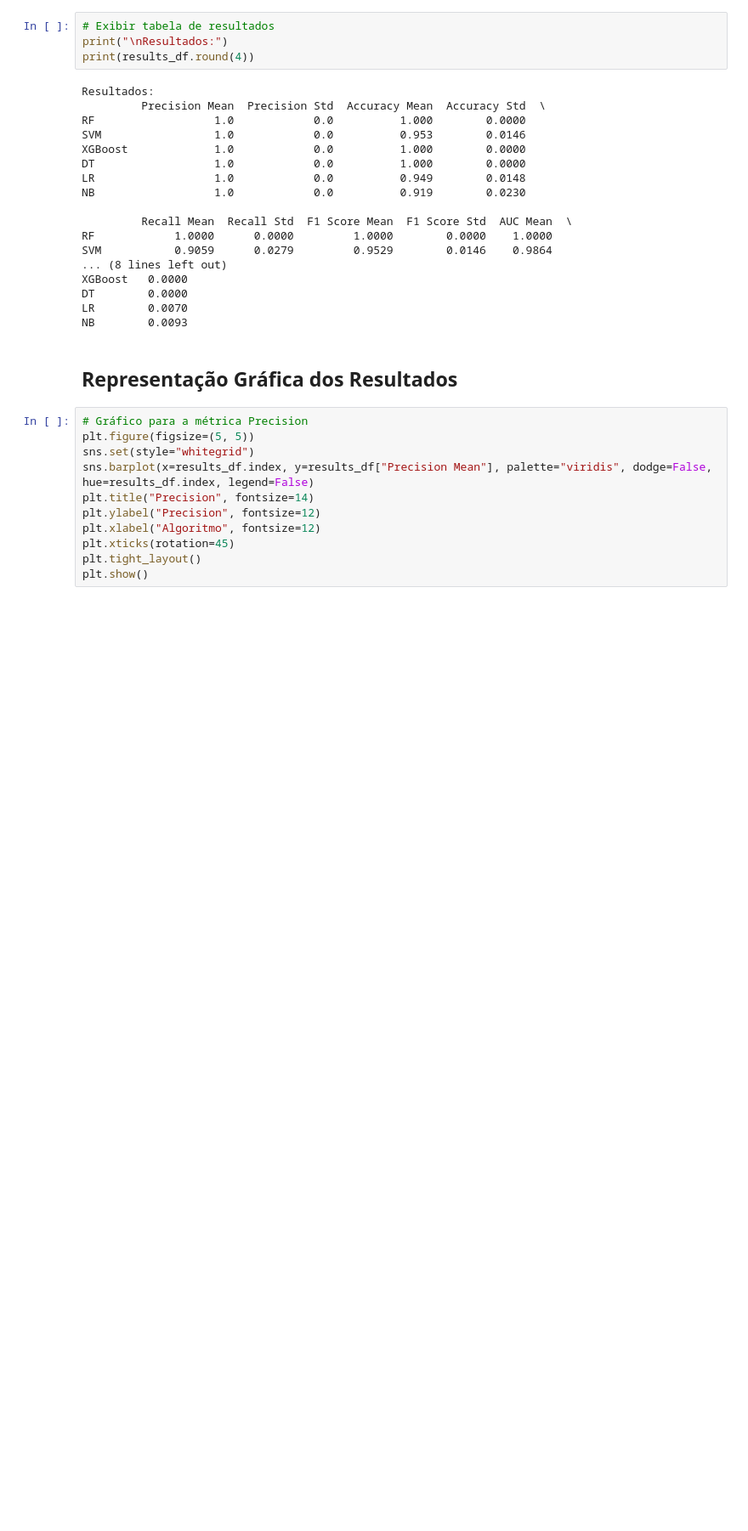
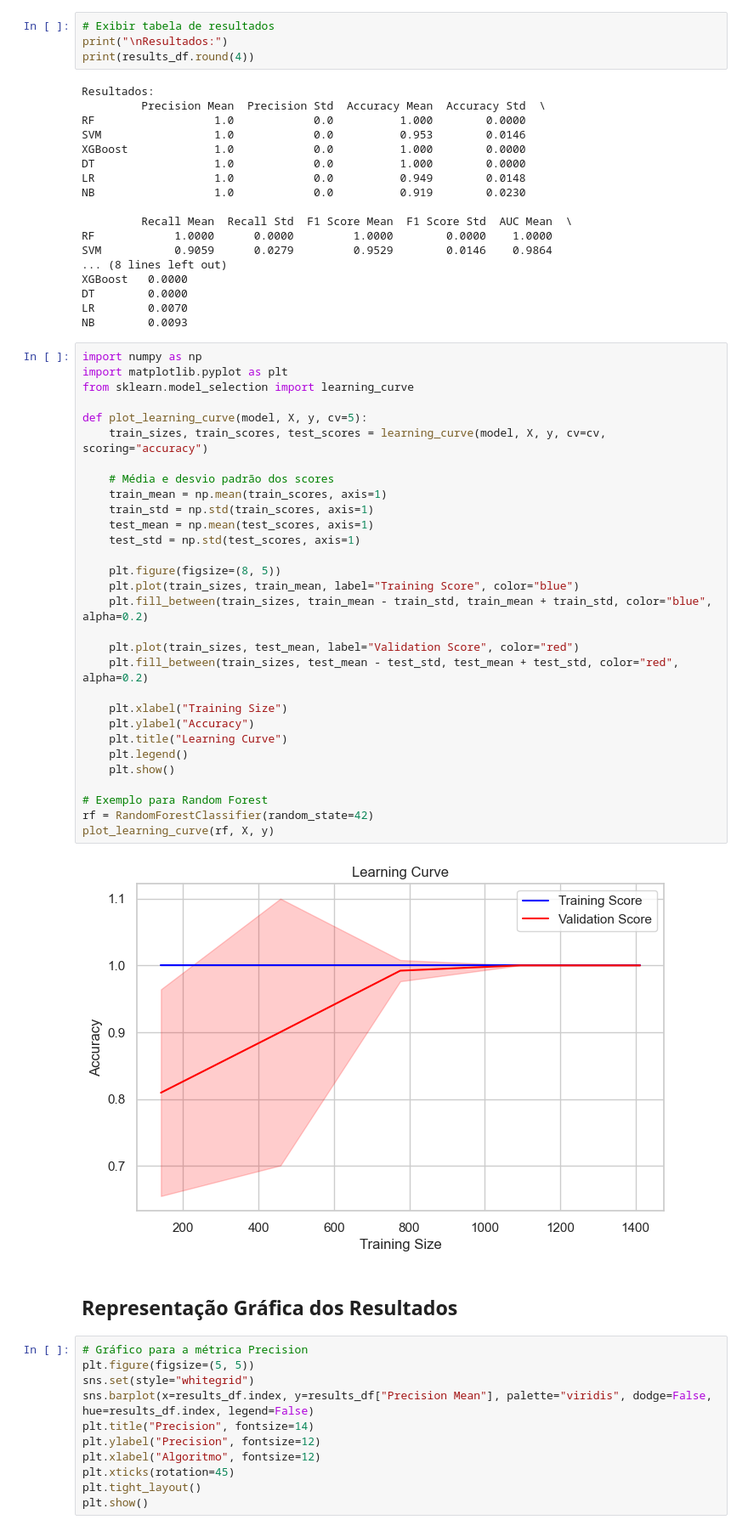
Before and after one commit to FranGoncal/ProjetoLEI, a Jupyter notebook: kaggle_only.ipynb, the cells around one changed output. Shown at 85% size. Cells and saved outputs as stored; diff of their text form; blank space fills up the shorter version.

```diff
--- a/kaggle_only.ipynb
+++ b/kaggle_only.ipynb
@@ -810,6 +811,38 @@ XGBoost   0.0000
 DT        0.0000
 LR        0.0070
 NB        0.0093
+# %%
+import numpy as np
+import matplotlib.pyplot as plt
+from sklearn.model_selection import learning_curve
+
+def plot_learning_curve(model, X, y, cv=5):
+    train_sizes, train_scores, test_scores = learning_curve(model, X, y, cv=cv, scoring="accuracy")
+
+    # Média e desvio padrão dos scores
+    train_mean = np.mean(train_scores, axis=1)
+    train_std = np.std(train_scores, axis=1)
+    test_mean = np.mean(test_scores, axis=1)
+    test_std = np.std(test_scores, axis=1)
+
+    plt.figure(figsize=(8, 5))
+    plt.plot(train_sizes, train_mean, label="Training Score", color="blue")
+    plt.fill_between(train_sizes, train_mean - train_std, train_mean + train_std, color="blue", alpha=0.2)
+
+    plt.plot(train_sizes, test_mean, label="Validation Score", color="red")
+    plt.fill_between(train_sizes, test_mean - test_std, test_mean + test_std, color="red", alpha=0.2)
+
+    plt.xlabel("Training Size")
+    plt.ylabel("Accuracy")
+    plt.title("Learning Curve")
+    plt.legend()
+    plt.show()
+
+# Exemplo para Random Forest
+rf = RandomForestClassifier(random_state=42)
+plot_learning_curve(rf, X, y)
+# %% [output]
+[figure, added]
 # %% [markdown]
 ## Representação Gráfica dos Resultados
 # %%
```
Also changed, not shown: parts of 33 cells of this notebook, 3 other files.
